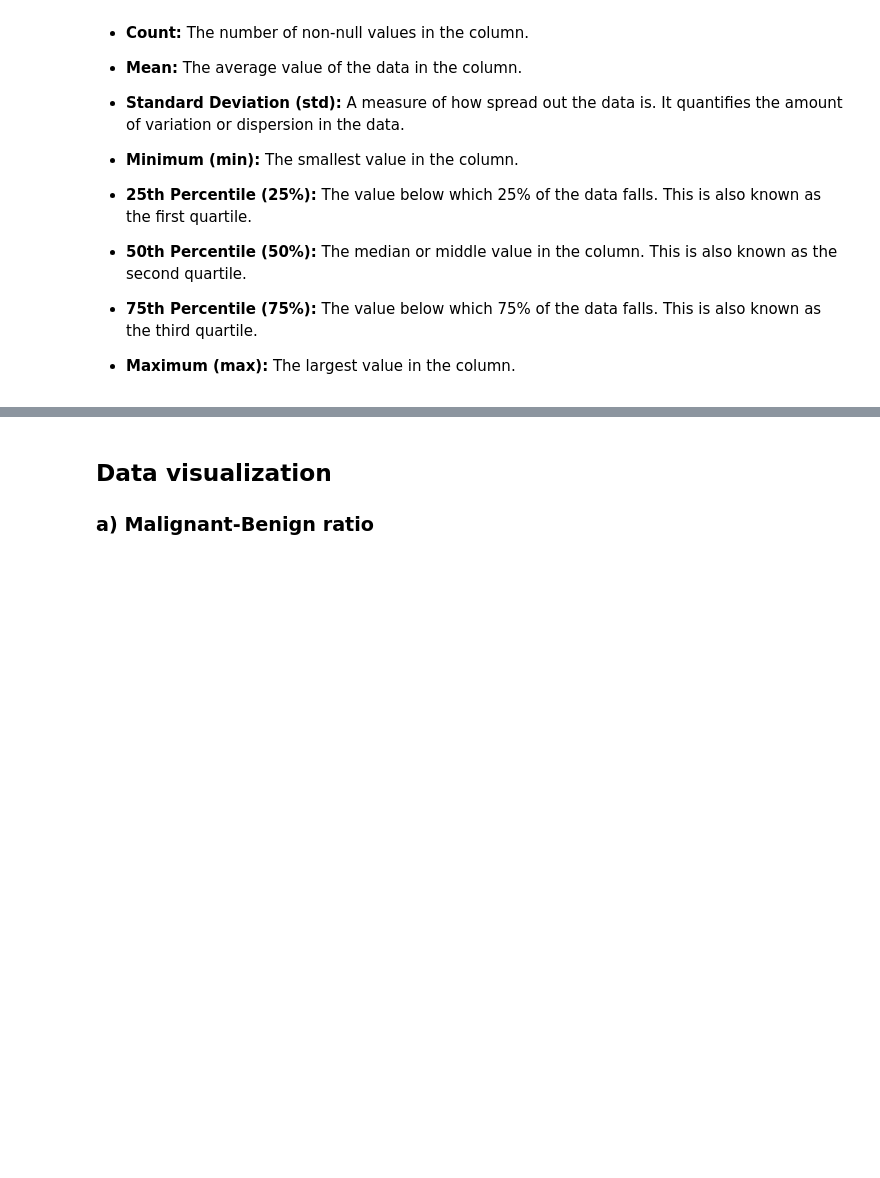
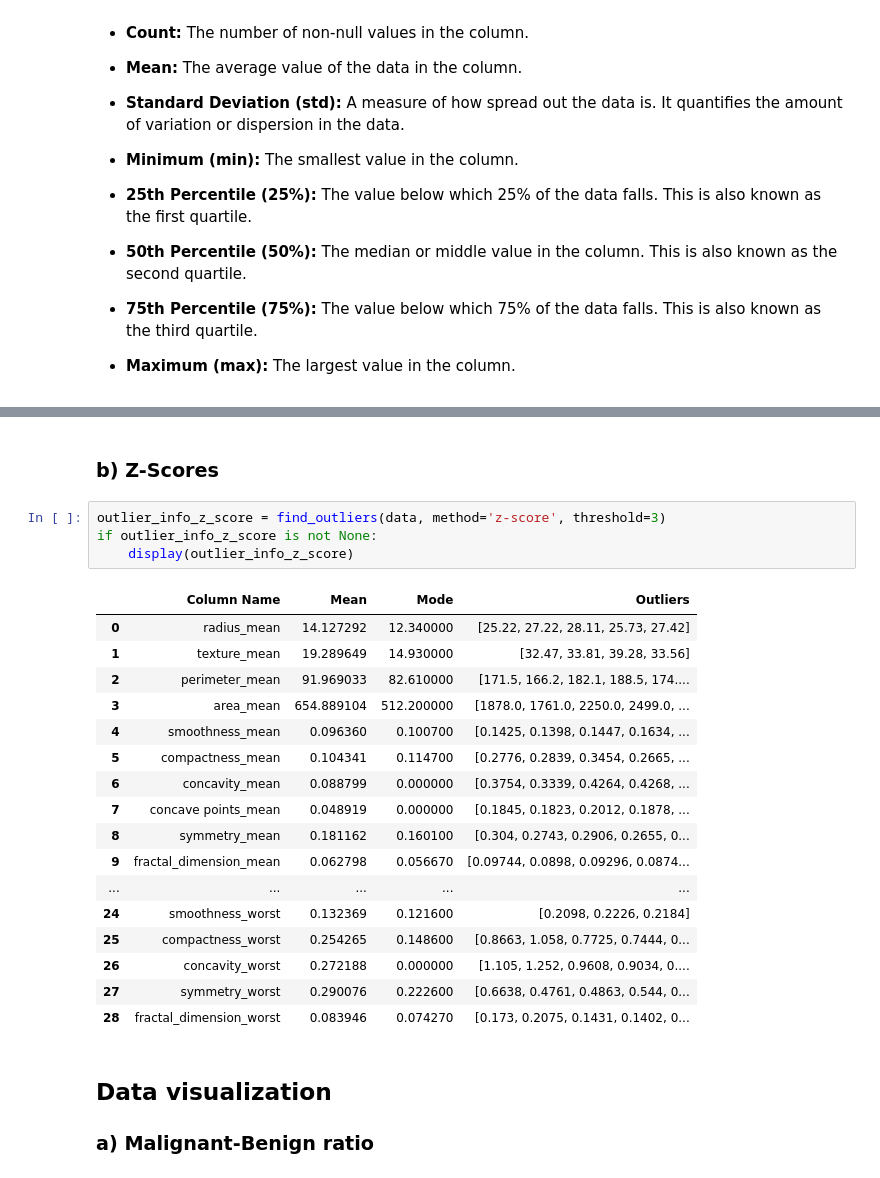
Before and after one commit to matijapavlovic8/breast-cancer-classification, a Jupyter notebook: breast-cancer-classification.ipynb, the cells around one changed output, grey strips where cells are left out. Saved outputs shown, nothing was run; the diff lists cells and outputs as text; blank space fills up the shorter version.

Commit message:
Outlier selection with zscores added.

```diff
--- a/breast-cancer-classification.ipynb
+++ b/breast-cancer-classification.ipynb
@@ -121,6 +137,30 @@ display(outlier_info)
 | 26 | concavity_worst | 0.272188 | 0.000000 | [1.105, 1.252, 0.9608, 0.8216, 0.... |
 | 27 | symmetry_worst | 0.290076 | 0.222600 | [0.4601, 0.6638, 0.4378, 0.4366, ... |
 | 28 | fractal_dimension_worst | 0.083946 | 0.074270 | [0.173, 0.1244, 0.2075, 0.1431, 0... |
+# %% [markdown]
+### b) Z-Scores
+# %%
+outlier_info_z_score = find_outliers(data, method='z-score', threshold=3)
+if outlier_info_z_score is not None:
+    display(outlier_info_z_score)
+# %% [output]
+|  | Column Name | Mean | Mode | Outliers |
+| 0 | radius_mean | 14.127292 | 12.340000 | [25.22, 27.22, 28.11, 25.73, 27.42] |
+| 1 | texture_mean | 19.289649 | 14.930000 | [32.47, 33.81, 39.28, 33.56] |
+| 2 | perimeter_mean | 91.969033 | 82.610000 | [171.5, 166.2, 182.1, 188.5, 174.... |
+| 3 | area_mean | 654.889104 | 512.200000 | [1878.0, 1761.0, 2250.0, 2499.0, ... |
+| 4 | smoothness_mean | 0.096360 | 0.100700 | [0.1425, 0.1398, 0.1447, 0.1634, ... |
+| 5 | compactness_mean | 0.104341 | 0.114700 | [0.2776, 0.2839, 0.3454, 0.2665, ... |
+| 6 | concavity_mean | 0.088799 | 0.000000 | [0.3754, 0.3339, 0.4264, 0.4268, ... |
+| 7 | concave points_mean | 0.048919 | 0.000000 | [0.1845, 0.1823, 0.2012, 0.1878, ... |
+| 8 | symmetry_mean | 0.181162 | 0.160100 | [0.304, 0.2743, 0.2906, 0.2655, 0... |
+| 9 | fractal_dimension_mean | 0.062798 | 0.056670 | [0.09744, 0.0898, 0.09296, 0.0874... |
+| ... | ... | ... | ... | ... |
+| 24 | smoothness_worst | 0.132369 | 0.121600 | [0.2098, 0.2226, 0.2184] |
+| 25 | compactness_worst | 0.254265 | 0.148600 | [0.8663, 1.058, 0.7725, 0.7444, 0... |
+| 26 | concavity_worst | 0.272188 | 0.000000 | [1.105, 1.252, 0.9608, 0.9034, 0.... |
+| 27 | symmetry_worst | 0.290076 | 0.222600 | [0.6638, 0.4761, 0.4863, 0.544, 0... |
+| 28 | fractal_dimension_worst | 0.083946 | 0.074270 | [0.173, 0.2075, 0.1431, 0.1402, 0... |
 # %% [markdown]
 ## Data visualization
 ### a) Malignant-Benign ratio
```
Also changed, not shown: parts of 3 cells of this notebook.
